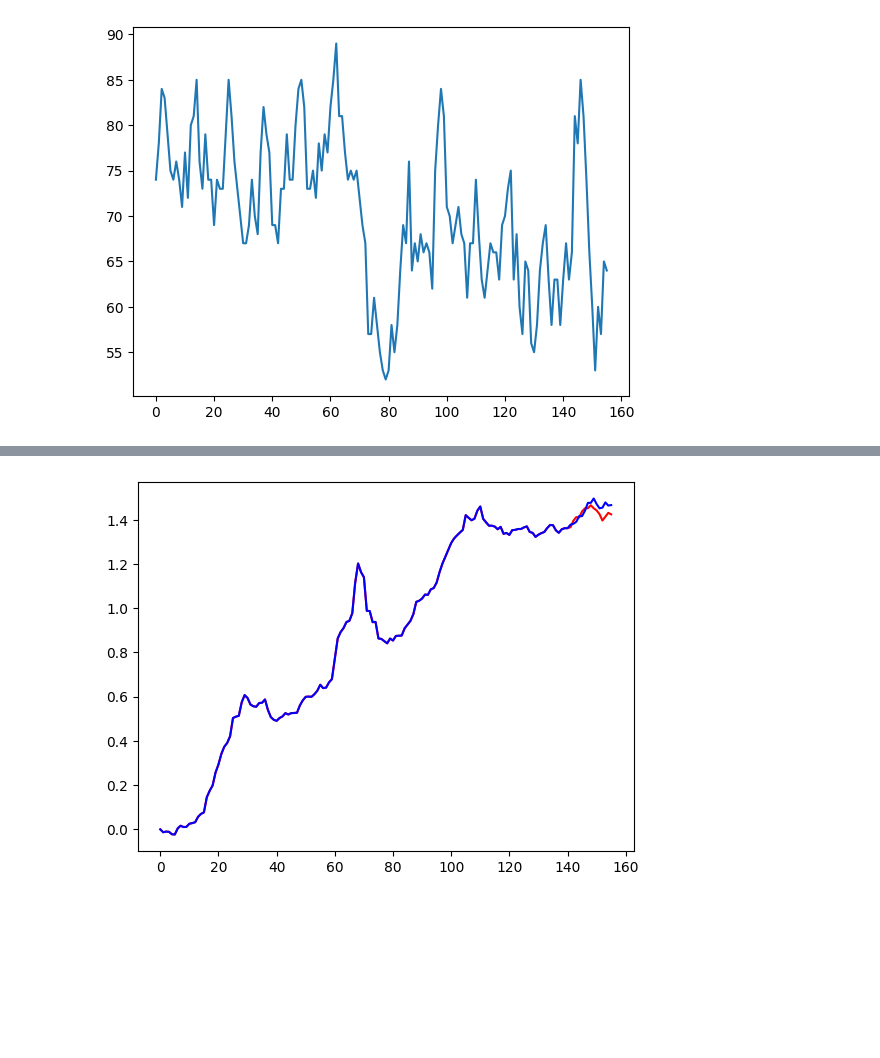
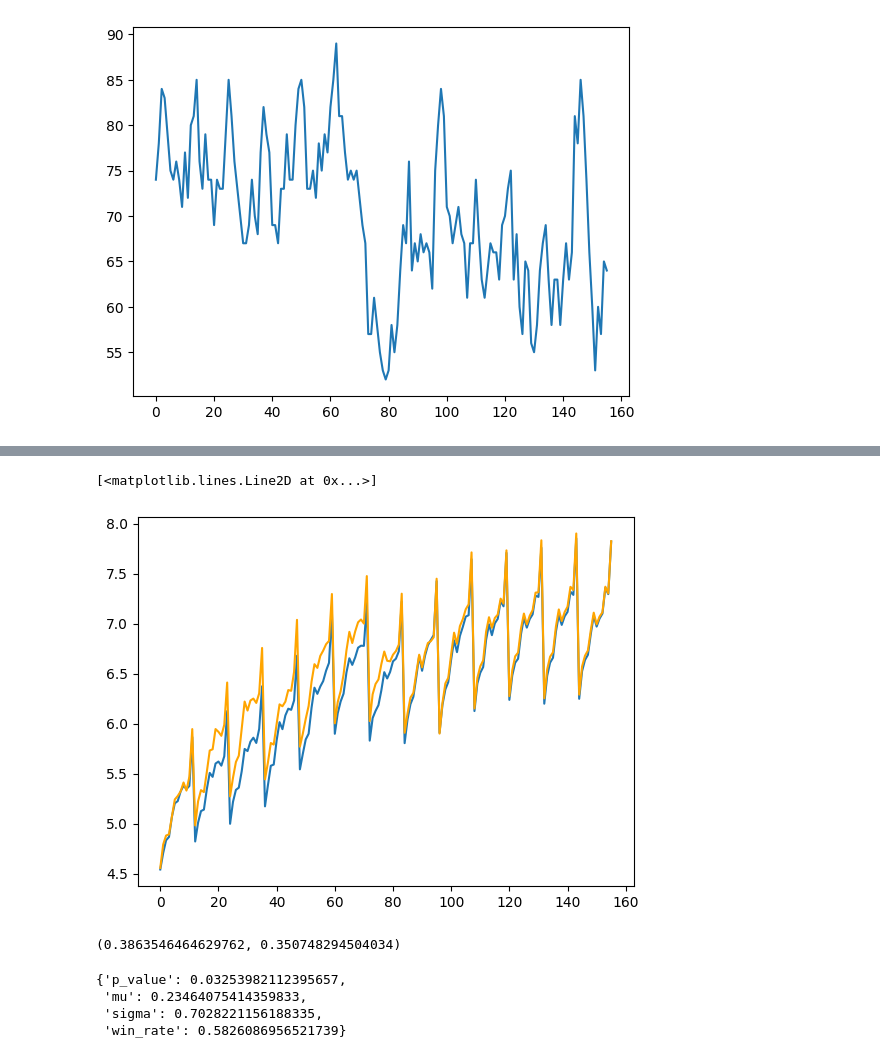
Before and after one commit to ods-pet-projects/spb-ai-hack2022, a Jupyter notebook: metamodel.ipynb, the cells around one changed output, grey strips where cells are left out. Saved outputs shown, nothing was run; the diff lists cells and outputs as text; code cells hidden in the pictures; blank space fills up the shorter version.

```diff
--- a/metamodel.ipynb
+++ b/metamodel.ipynb
@@ -374,14 +179,0 @@ log_z_test(knn_model_scores, last_const_model_scores)
-# %%
-T = 41
-orig = train_data.values[:, T]
-window_data = orig[:-offset]
-r1 = index.predict_for_seq(window_data, offset)
-# r2 = index.predict_for_seq(window_data, offset)
-# r3 = index.predict_for_seq(window_data, offset)
-plt.plot(r1, 'red')
-# plt.plot(r2, 'green')
-# plt.plot(r3, 'orange')
-plt.plot(train_data.values[:, T], 'blue')
-plt.show()
-# %% [output]
-[figure, removed]
@@ -387,0 +251,16 @@ plt.show()
+# %%
+def add_cumulative_noise(X, weight=1e-2):
+    assert len(X.shape) == 2 and isinstance(X, np.ndarray)
+    Z = np.random.normal(size=X.shape)
+    W = np.tile(np.arange(X.shape[0], 0, -1).reshape(-1,1), X.shape[1]) / X.shape[0] * weight
+    Z = np.cumsum(Z, axis=0) * W
+    return X * (1 + Z)
+# %%
+withNoise = add_cumulative_noise(train_data.values)
+# %%
+T = 15
+plt.plot(train_data.values[:, T])
+plt.plot(withNoise[:, T], "orange")
+# %% [output]
+[<matplotlib.lines.Line2D at 0x...>]
+[figure, added]
@@ -387,0 +376,11 @@ plt.show()
+# %%
+np.mean(knn_measures[0]), np.mean(zero_measures[0])
+# %% [output]
+(0.3863546464629762, 0.350748294504034)
+# %%
+log_z_test(knn_measures[1], zero_measures[1])
+# %% [output]
+{'p_value': 0.03253982112395657,
+ 'mu': 0.23464075414359833,
+ 'sigma': 0.7028221156188335,
+ 'win_rate': 0.5826086956521739}
```
Also changed, not shown: parts of 49 cells of this notebook.
